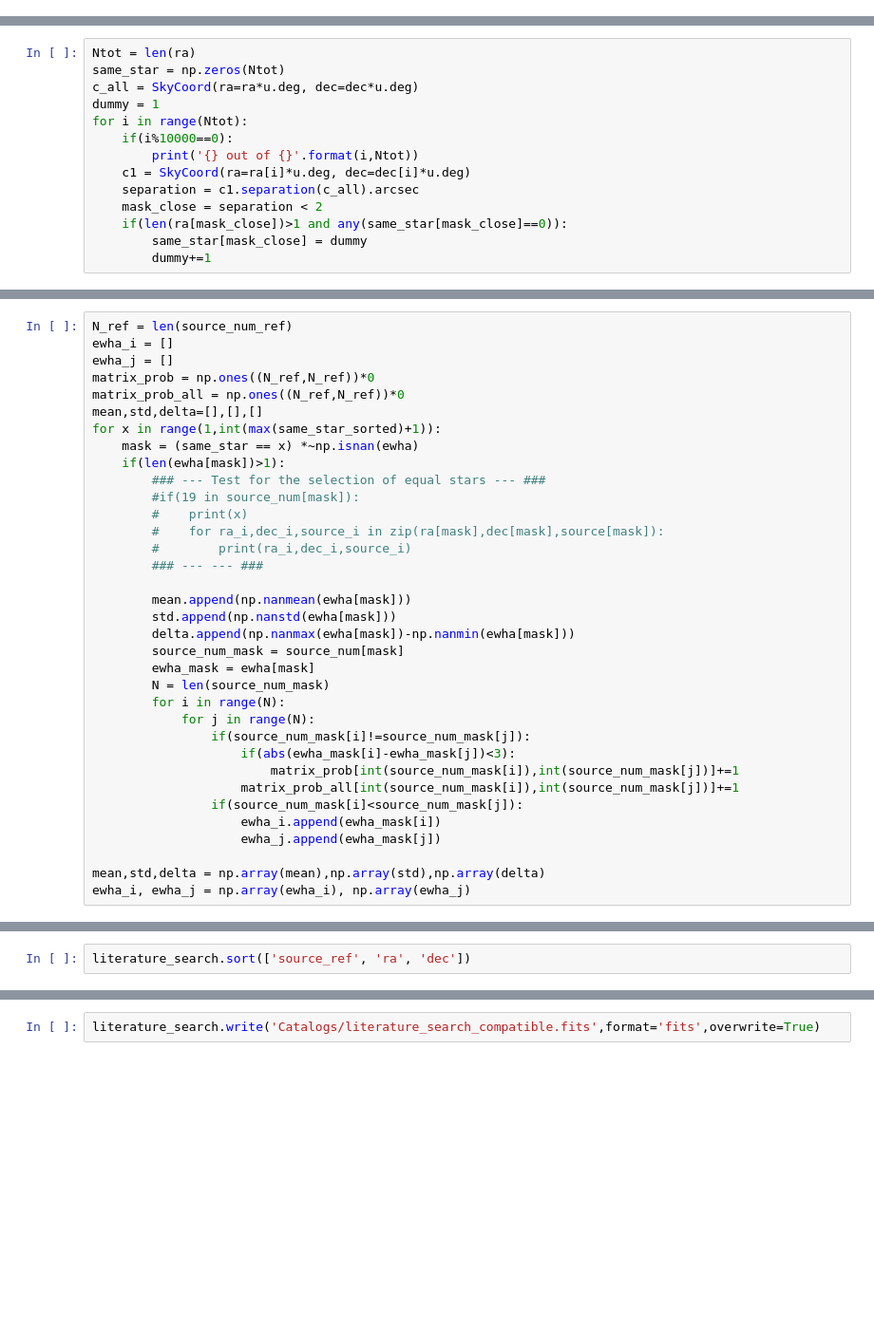
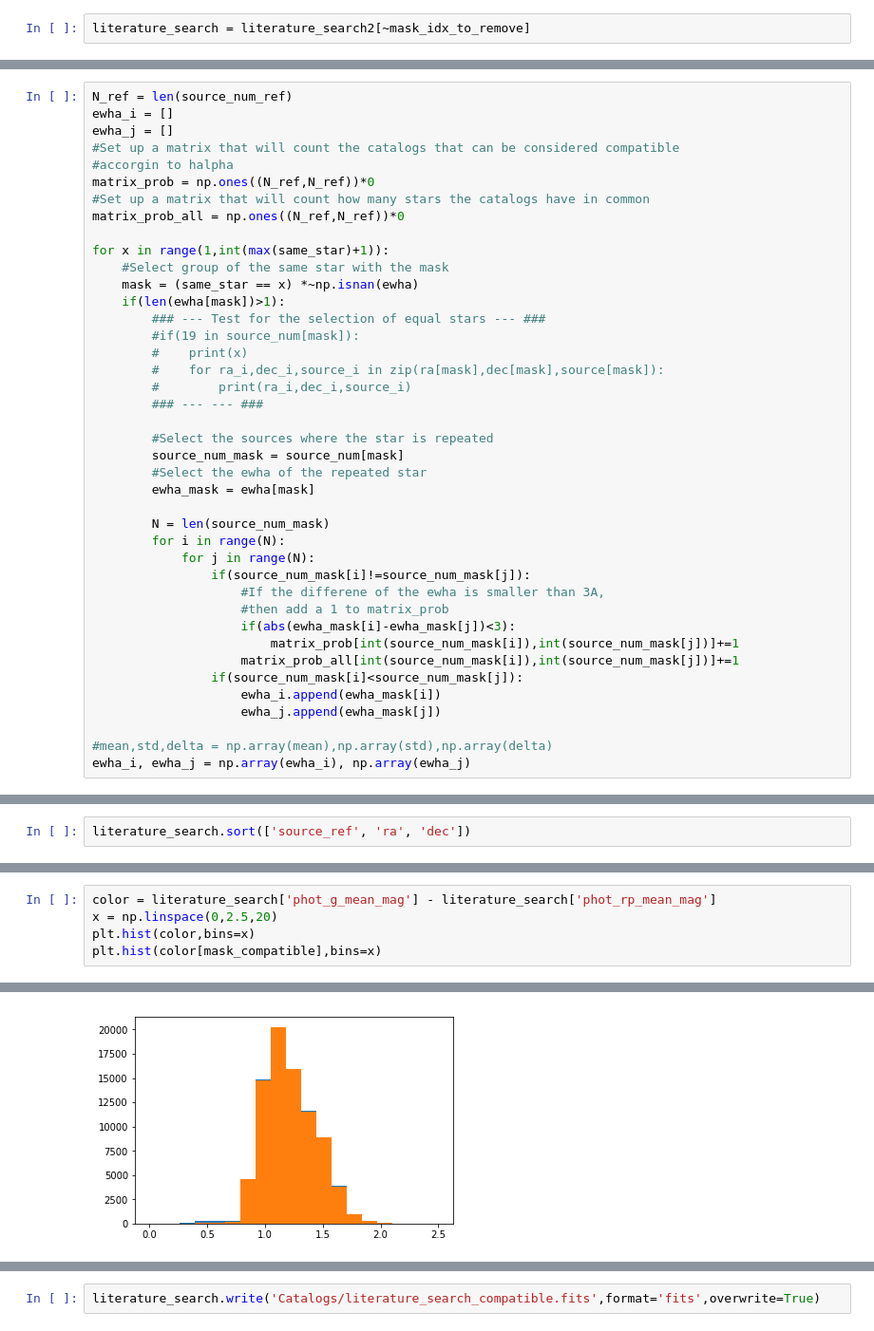
Before and after one commit to rkiman/M-dwarfs-Age-Activity-Relation, a Jupyter notebook: 2-CompatibleLiteratureSearchSample.ipynb, the cells around one changed output, grey strips where cells are left out. Shown at 95% size. Drawn from its saved outputs; the diff is of its cells as text; blank space fills up the shorter version.

```diff
--- a/2-CompatibleLiteratureSearchSample.ipynb
+++ b/2-CompatibleLiteratureSearchSample.ipynb
@@ -19,0 +235,2 @@ source_num_ref = source_ref['source_num']
+# %%
+literature_search = literature_search2[~mask_idx_to_remove]
@@ -27,14 +249,0 @@ source_ref = np.array(literature_search['source_ref'])
-# %%
-Ntot = len(ra)
-same_star = np.zeros(Ntot)
-c_all = SkyCoord(ra=ra*u.deg, dec=dec*u.deg)
-dummy = 1
-for i in range(Ntot):
-    if(i%10000==0):
-        print('{} out of {}'.format(i,Ntot))
-    c1 = SkyCoord(ra=ra[i]*u.deg, dec=dec[i]*u.deg)
-    separation = c1.separation(c_all).arcsec
-    mask_close = separation < 2
-    if(len(ra[mask_close])>1 and any(same_star[mask_close]==0)):
-        same_star[mask_close] = dummy
-        dummy+=1
@@ -82,10 +251,14 @@ same_star = same_star_sorted[idx]
 N_ref = len(source_num_ref)
 ewha_i = []
 ewha_j = []
+#Set up a matrix that will count the catalogs that can be considered compatible
+#accorgin to halpha
 matrix_prob = np.ones((N_ref,N_ref))*0
+#Set up a matrix that will count how many stars the catalogs have in common
 matrix_prob_all = np.ones((N_ref,N_ref))*0
-mean,std,delta=[],[],[]
-for x in range(1,int(max(same_star_sorted)+1)):
+
+for x in range(1,int(max(same_star)+1)):
+    #Select group of the same star with the mask
     mask = (same_star == x) *~np.isnan(ewha)
     if(len(ewha[mask])>1):
         ### --- Test for the selection of equal stars --- ###
@@ -95,15 +268,17 @@ for x in range(1,int(max(same_star_sorted)+1)):
         #        print(ra_i,dec_i,source_i)
         ### --- --- ###
 
-        mean.append(np.nanmean(ewha[mask]))
-        std.append(np.nanstd(ewha[mask]))
-        delta.append(np.nanmax(ewha[mask])-np.nanmin(ewha[mask]))
+        #Select the sources where the star is repeated
         source_num_mask = source_num[mask]
+        #Select the ewha of the repeated star
         ewha_mask = ewha[mask]
+
         N = len(source_num_mask)
         for i in range(N):
             for j in range(N):
                 if(source_num_mask[i]!=source_num_mask[j]):
+                    #If the differene of the ewha is smaller than 3A,
+                    #then add a 1 to matrix_prob
                     if(abs(ewha_mask[i]-ewha_mask[j])<3):
                         matrix_prob[int(source_num_mask[i]),int(source_num_mask[j])]+=1
                     matrix_prob_all[int(source_num_mask[i]),int(source_num_mask[j])]+=1
@@ -111,7 +286,7 @@ for x in range(1,int(max(same_star_sorted)+1)):
                     ewha_i.append(ewha_mask[i])
                     ewha_j.append(ewha_mask[j])
 
-mean,std,delta = np.array(mean),np.array(std),np.array(delta)
+#mean,std,delta = np.array(mean),np.array(std),np.array(delta)
 ewha_i, ewha_j = np.array(ewha_i), np.array(ewha_j)
 # %%
 x = np.linspace(-3,20)
@@ -246,0 +417,6 @@ literature_search.sort(['source_ref', 'ra', 'dec'])
+# %%
+color = literature_search['phot_g_mean_mag'] - literature_search['phot_rp_mean_mag']
+x = np.linspace(0,2.5,20)
+plt.hist(color,bins=x)
+plt.hist(color[mask_compatible],bins=x)
+# %% [output]
@@ -247,3 +432,4 @@ literature_search.sort(['source_ref', 'ra', 'dec'])
+[figure, added]
 # %%
 literature_search
 # %% [output]
```
Also changed, not shown: parts of 32 cells of this notebook.
